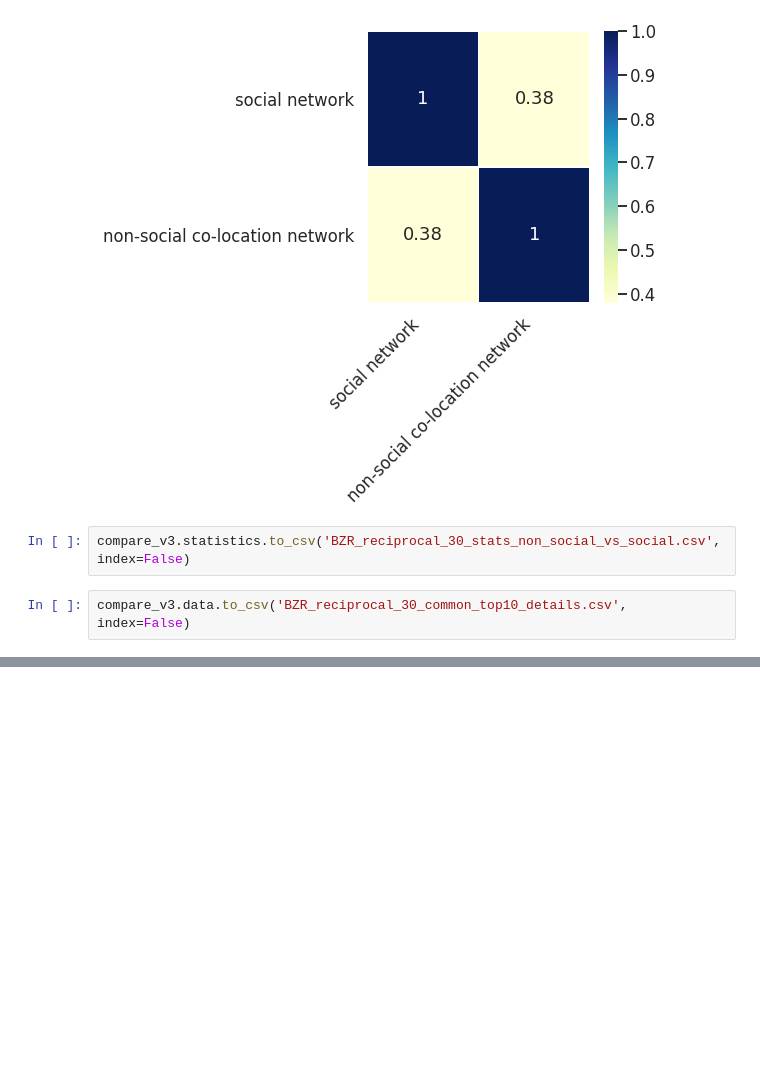
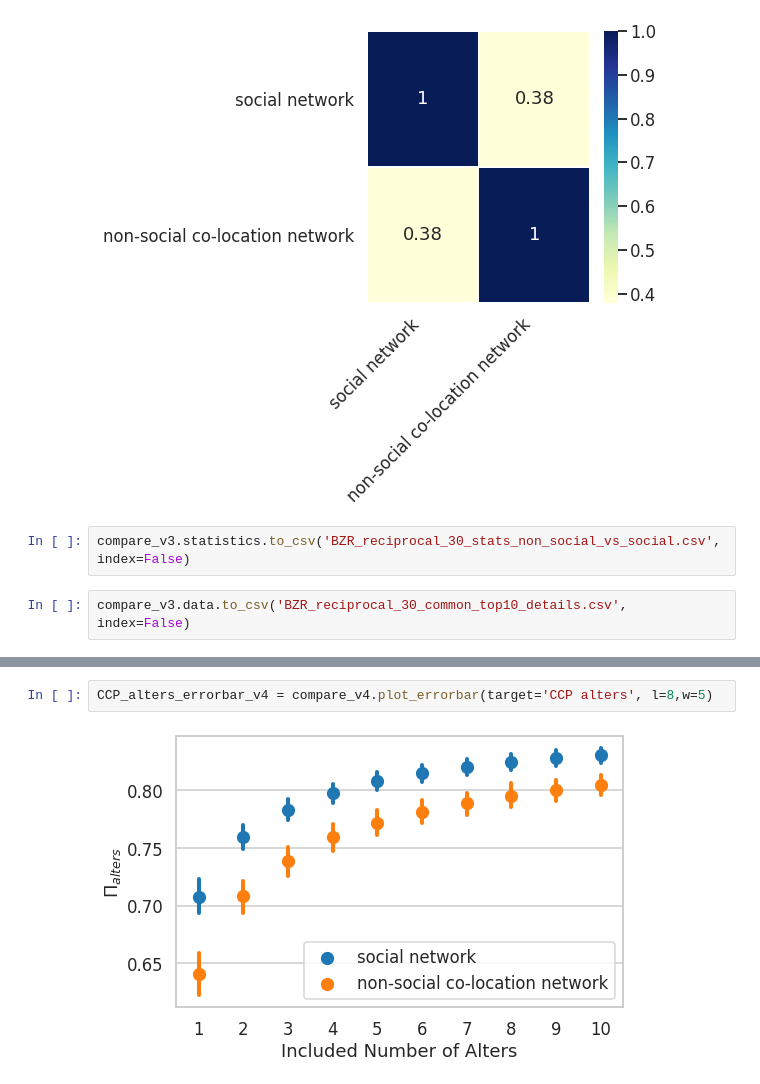
Before and after one commit to Magica-Chen/social-predictability, a Jupyter notebook: Brazil/BZR_30.ipynb, the cells around one changed output, grey strips where cells are left out. Saved outputs shown, nothing was run; the diff lists cells and outputs as text; blank space fills up the shorter version.

```diff
--- a/Brazil/BZR_30.ipynb
+++ b/Brazil/BZR_30.ipynb
@@ -314,0 +409,4 @@ compare_v3.data.to_csv('BZR_reciprocal_30_common_top10_details.csv', index=False
+# %%
+CCP_alters_errorbar_v4 = compare_v4.plot_errorbar(target='CCP alters', l=8,w=5)
+# %% [output]
+[figure, added]
```
Also changed, not shown: parts of 40 cells of this notebook, 3 other files.
